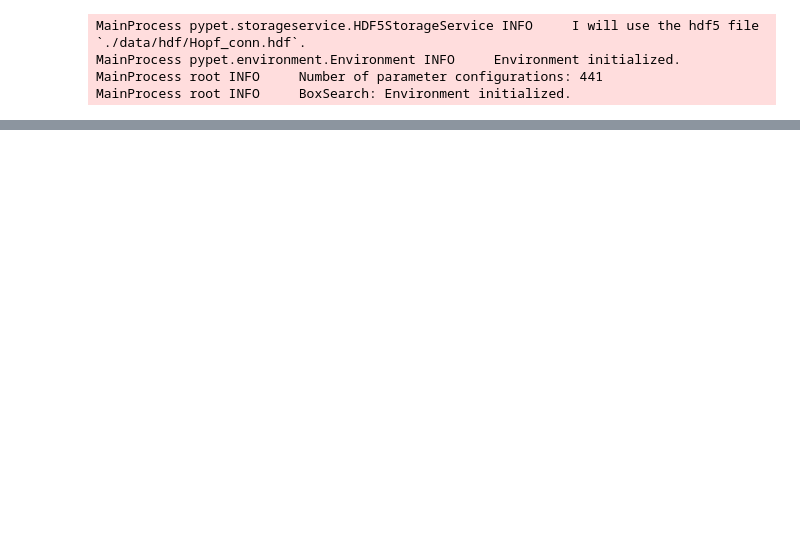
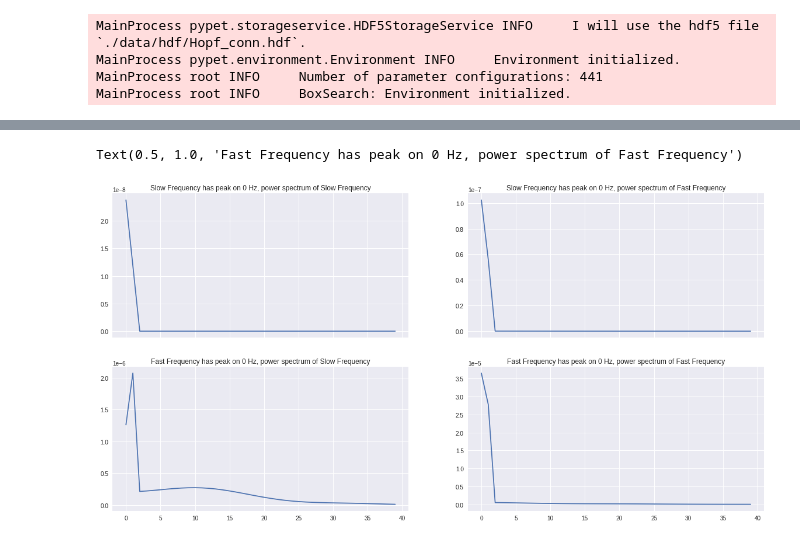
Before and after one commit to jajcayn/Hopf_CFC_analysis, a Jupyter notebook: parameters_exploration_Hopf.ipynb, the cells around one changed output, grey strips where cells are left out. Saved outputs shown, nothing was run; the diff lists cells and outputs as text; code cells hidden in the pictures; blank space fills up the shorter version.

```diff
--- a/parameters_exploration_Hopf.ipynb
+++ b/parameters_exploration_Hopf.ipynb
@@ -206,3 +208,22 @@ search.dfResults
+# %%
+peakZeroSlow = search.dfResults[search.dfResults["peak_freq_slow"]==0]
+peakZeroFast = search.dfResults[search.dfResults["peak_freq_fast"]==0]
+# %%
+_, axs = plt.subplots(nrows=2, ncols=2, sharex="col", figsize=(20, 10))
+axs[0,0].plot(peakZeroSlow.iloc[0]['pow_slow'])
+axs[0,0].set_title("Slow Frequency has peak on 0 Hz, power spectrum of Slow Frequency")
+
+axs[0,1].plot(peakZeroSlow.iloc[0]['pow_fast'])
+axs[0,1].set_title("Slow Frequency has peak on 0 Hz, power spectrum of Fast Frequency")
+
+axs[1,0].plot(peakZeroFast.iloc[0]['pow_slow'])
+axs[1,0].set_title("Fast Frequency has peak on 0 Hz, power spectrum of Slow Frequency")
+
+axs[1,1].plot(peakZeroFast.iloc[0]['pow_fast'])
+axs[1,1].set_title("Fast Frequency has peak on 0 Hz, power spectrum of Fast Frequency")
+# %% [output]
+Text(0.5, 1.0, 'Fast Frequency has peak on 0 Hz, power spectrum of Fast Frequency')
+[figure, added]
 # %%
 eu.plotExplorationResults(
     search.dfResults,
```
Also changed, not shown: parts of 6 cells of this notebook.
